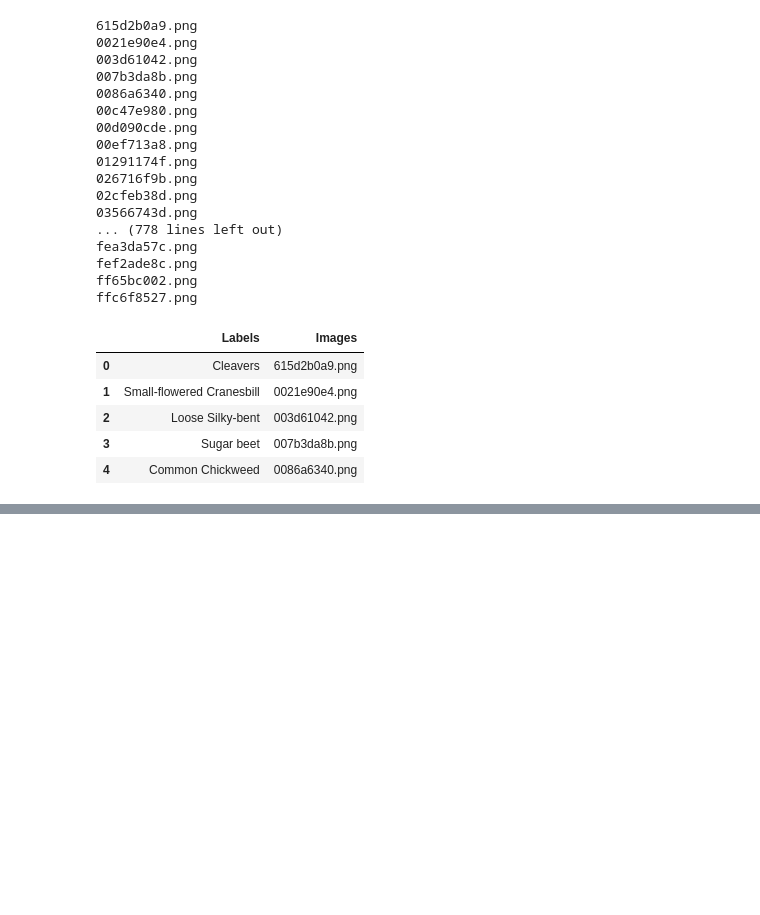
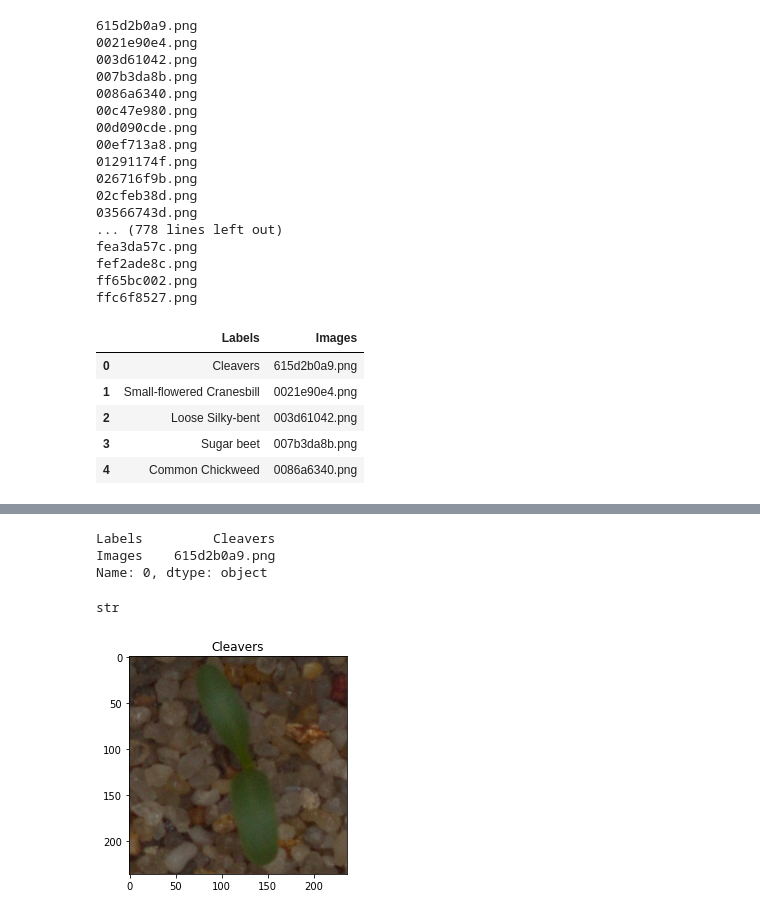
Before and after one commit to ankan10/weed-plant-detection, a Jupyter notebook: Weed_identification.ipynb, the cells around one changed output, grey strips where cells are left out. Saved outputs shown, nothing was run; the diff lists cells and outputs as text; code cells hidden in the pictures; blank space fills up the shorter version.

Commit message:
image labels

```diff
--- a/Weed_identification.ipynb
+++ b/Weed_identification.ipynb
@@ -206,0 +197,5 @@ results.to_csv('results.csv')
+# %%
+df= pd.read_csv('results.csv')
+# %%
+df= df.drop('Unnamed: 0', axis=1)
+df
@@ -206,0 +219,22 @@ results.to_csv('results.csv')
+# %%
+def displayImagesWithCaptions(label, image):
+    path=test_folder+image
+    img = plt.imread(path)
+    plt.title(label)
+    plt.imshow(img)
+# %%
+row_1=df.iloc[0]
+# %%
+row_1
+# %% [output]
+Labels         Cleavers
+Images    615d2b0a9.png
+Name: 0, dtype: object
+# %%
+type(row_1[1])
+# %% [output]
+str
+# %%
+displayImagesWithCaptions(row_1[0], row_1[1])
+# %% [output]
+[figure, added]
```
Also changed, not shown: parts of 8 cells of this notebook.
